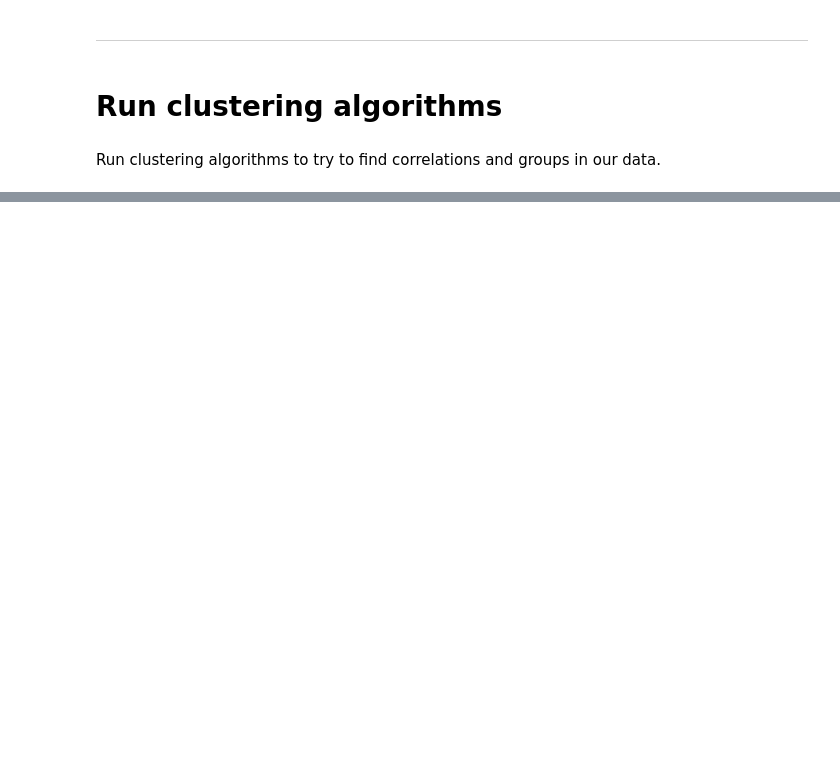
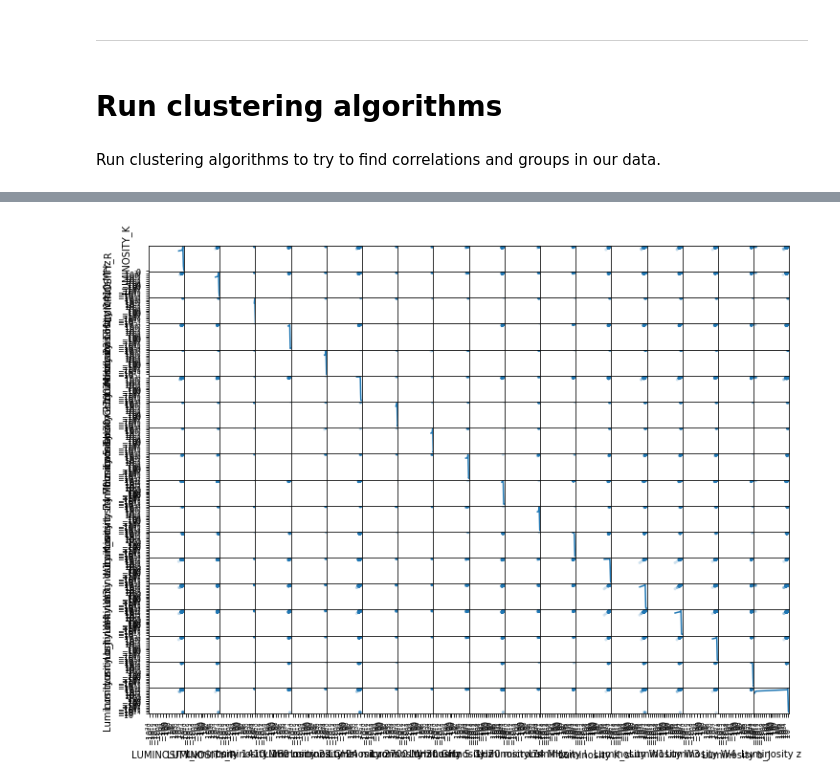
Before and after one commit to racarvajal/work_notes, a Jupyter notebook: Analyze_high_z_cat.ipynb, the cells around one changed output, grey strips where cells are left out. Cells and saved outputs as stored; diff of their text form; code cells hidden in the pictures; blank space fills up the shorter version.

```diff
--- a/Analyze_high_z_cat.ipynb
+++ b/Analyze_high_z_cat.ipynb
@@ -518,0 +469,12 @@ ax1.set_aspect('equal')
+# %%
+# fig = plt.figure(figsize=(12,9))
+# ax1 = fig.add_subplot(111)
+
+axl = scatter_matrix(lums_catalog_df[cols_high_corr], alpha=0.2, diagonal='kde', figsize=(12,9))
+
+for i, axs in enumerate(axl):
+    for j, ax in enumerate(axs):
+        ax.set_xscale('symlog')
+        ax.set_yscale('symlog')
+# %% [output]
+[figure, added]
```
Also changed, not shown: parts of 70 cells of this notebook.
